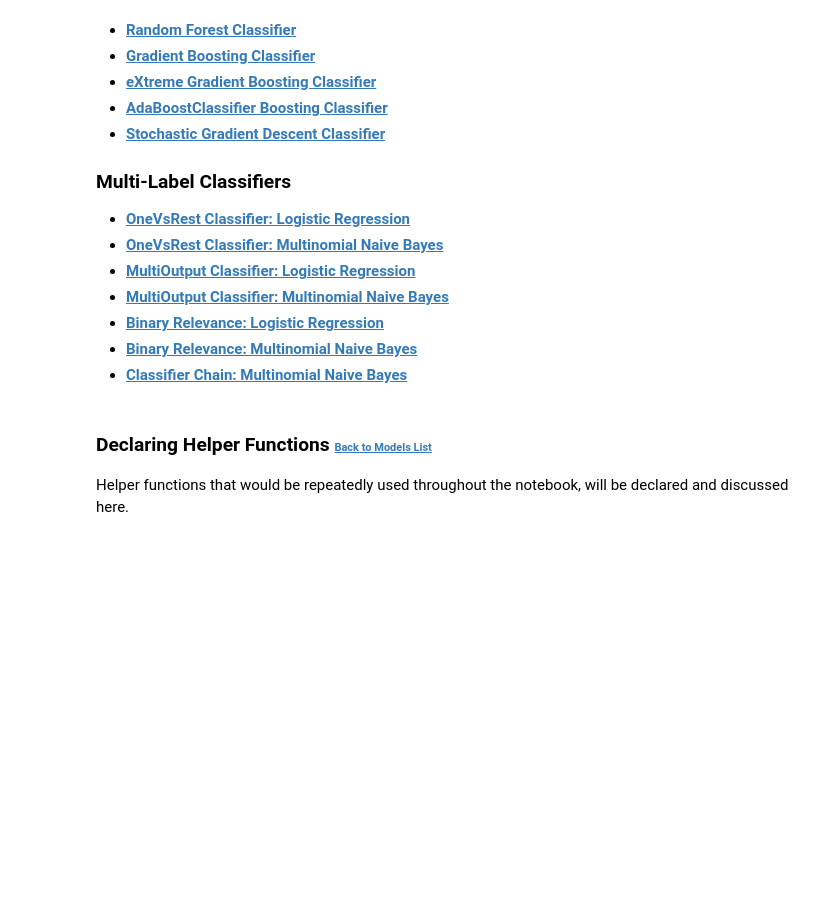
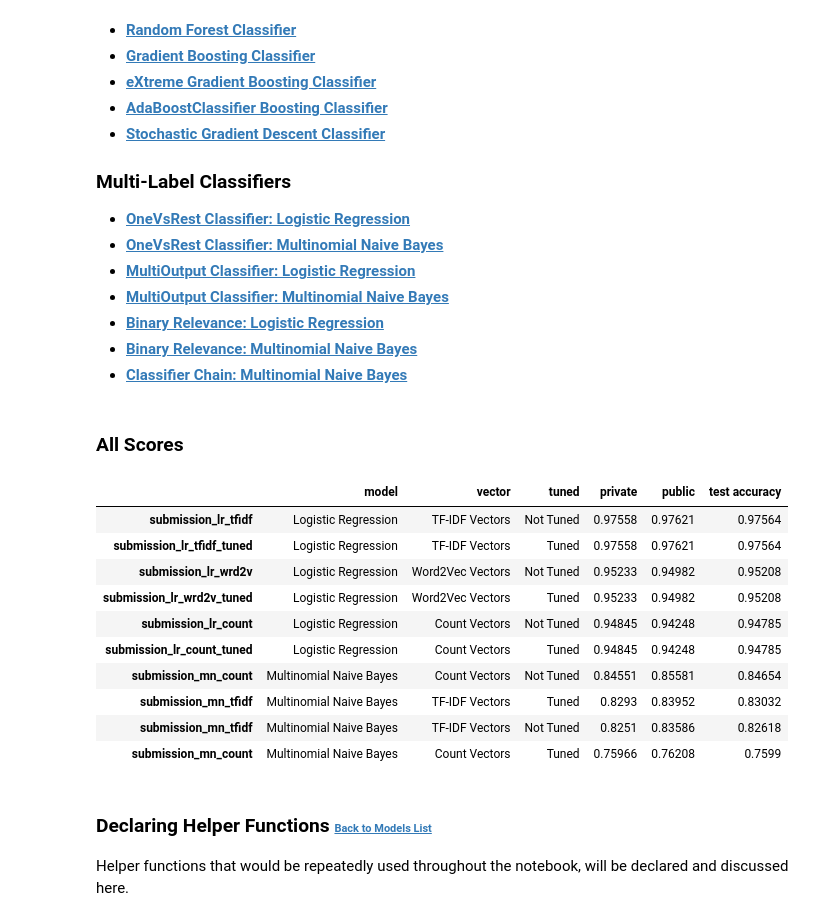
Before and after one commit to francheska-vicente/stintsy-project, a Jupyter notebook: ToxicComment_S13_Group8_Supplementary.ipynb, the cells around one changed output. Saved outputs shown, nothing was run; the diff lists cells and outputs as text; code cells hidden in the pictures; blank space fills up the shorter version.

```diff
--- a/ToxicComment_S13_Group8_Supplementary.ipynb
+++ b/ToxicComment_S13_Group8_Supplementary.ipynb
@@ -224,6 +225,22 @@ TODO: i ken fly
 * [**Binary Relevance: Logistic Regression**](#br_lr)
 * [**Binary Relevance: Multinomial Naive Bayes**](#br_mn)
 * [**Classifier Chain: Multinomial Naive Bayes**](#cc_mn)
+# %% [markdown]
+### All Scores
+# %%
+all_results.T.sort_values('test accuracy', ascending=False).drop_duplicates(subset=['model', 'vector', 'tuned'])
+# %% [output]
+|  | model | vector | tuned | private | public | test accuracy |
+| submission_lr_tfidf | Logistic Regression | TF-IDF Vectors | Not Tuned | 0.97558 | 0.97621 | 0.97564 |
+| submission_lr_tfidf_tuned | Logistic Regression | TF-IDF Vectors | Tuned | 0.97558 | 0.97621 | 0.97564 |
+| submission_lr_wrd2v | Logistic Regression | Word2Vec Vectors | Not Tuned | 0.95233 | 0.94982 | 0.95208 |
+| submission_lr_wrd2v_tuned | Logistic Regression | Word2Vec Vectors | Tuned | 0.95233 | 0.94982 | 0.95208 |
+| submission_lr_count | Logistic Regression | Count Vectors | Not Tuned | 0.94845 | 0.94248 | 0.94785 |
+| submission_lr_count_tuned | Logistic Regression | Count Vectors | Tuned | 0.94845 | 0.94248 | 0.94785 |
+| submission_mn_count | Multinomial Naive Bayes | Count Vectors | Not Tuned | 0.84551 | 0.85581 | 0.84654 |
+| submission_mn_tfidf | Multinomial Naive Bayes | TF-IDF Vectors | Tuned | 0.8293 | 0.83952 | 0.83032 |
+| submission_mn_tfidf | Multinomial Naive Bayes | TF-IDF Vectors | Not Tuned | 0.8251 | 0.83586 | 0.82618 |
+| submission_mn_count | Multinomial Naive Bayes | Count Vectors | Tuned | 0.75966 | 0.76208 | 0.7599 |
 # %% [markdown]
 ### Declaring Helper Functions <a class="anchor" id="functs"></a><a style="float:right; font-size:11px" href="#toc">Back to Models List</a>
 Helper functions that would be repeatedly used throughout the notebook, will be declared and discussed here.
```
Also changed, not shown: parts of 81 cells of this notebook.
